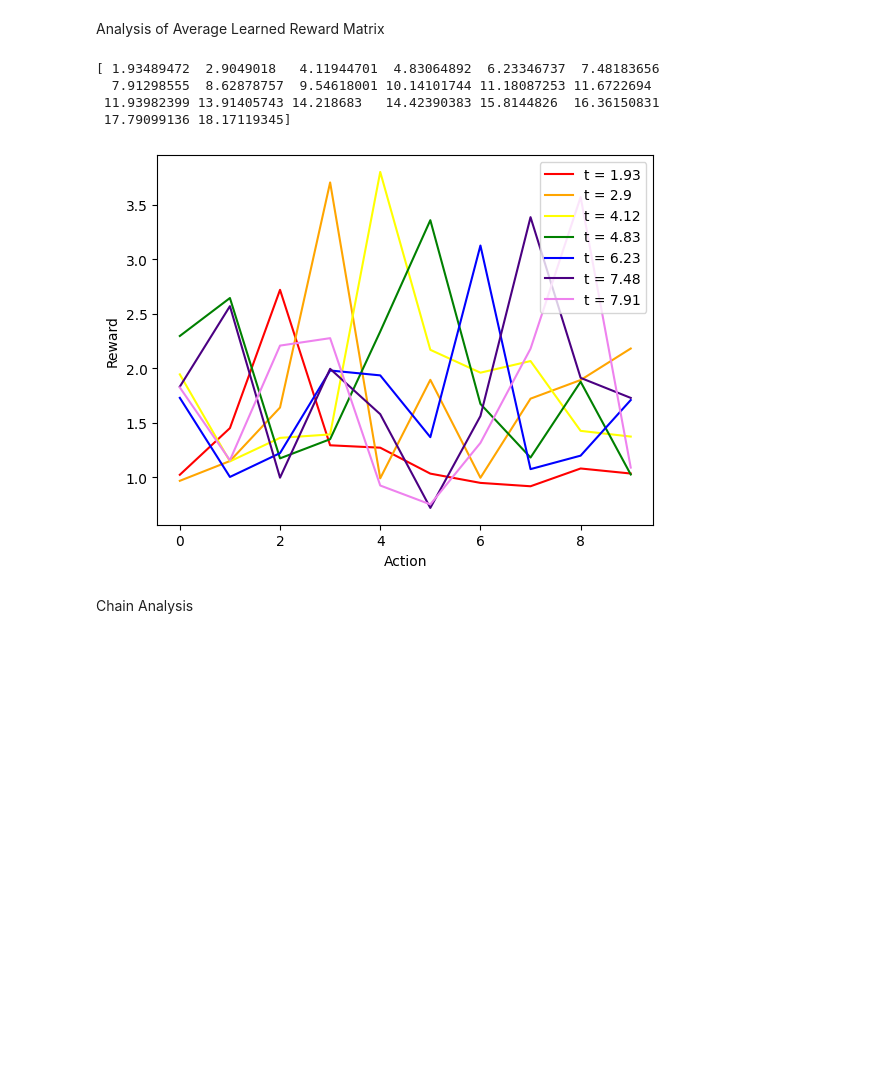
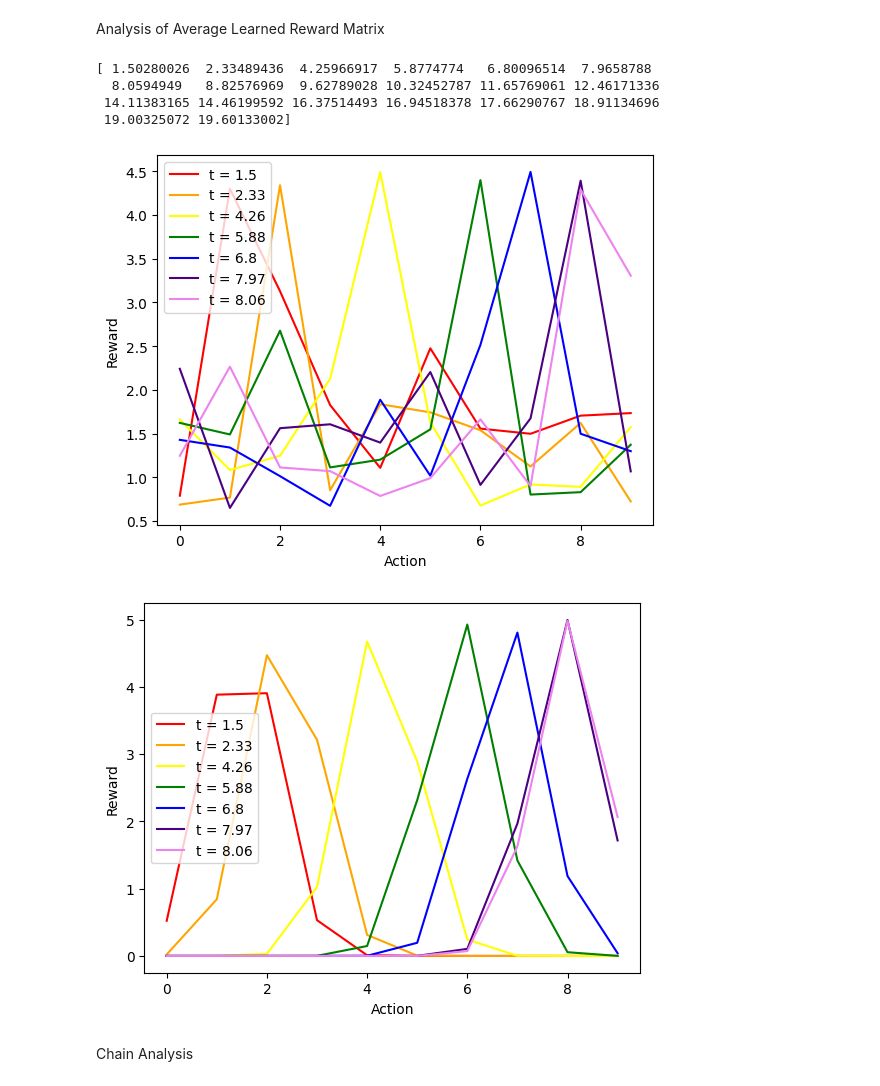
Before and after one commit to tommstuart/IRLProject, a Jupyter notebook: src/testing.ipynb, the cells around one changed output. Cells and saved outputs as stored; diff of their text form; code cells hidden in the pictures; blank space fills up the shorter version.

Commit message:
Finishing off the implementation of the two state example

```diff
--- a/src/testing.ipynb
+++ b/src/testing.ipynb
@@ -14,8 +17,8 @@ import matplotlib.pyplot as plt
 # %%
 #Set up the environment
 trajectory_length = 20
-env = SingleStateSpace(n_actions = 10, discount_rate = 0.1, R_max = 5)
-
+# env = SingleStateSpace(n_actions = 10, discount_rate = 0.1, R_max = 5)
+env = DoubleStateSpace(n_actions=10, discount_rate = 0.1)
 #generate observation times
 observation_times = np.cumsum(np.random.uniform(0, 2, size=trajectory_length))
 print("Generated observation times:")
@@ -26,23 +29,22 @@ s_grid, a_grid, t_grid = np.meshgrid(env.states, env.actions, observation_times,
 R = np.vectorize(env.reward)(s_grid,a_grid,t_grid)
 
 #Find the optimal policy, values and q_values for the true reward to generate the trajectory.
-alpha = 5
+alpha = 1
 (optimal_pi, optimal_values, optimal_q_values) = policy_iteration(env,trajectory_length,R)
 b = Boltzmann(optimal_q_values, env.actions, alpha = alpha)
 
 #multiple trajectories are combined - just means that the agent does multiple things at each time slot to allow for more data to be gathered
-observations = generate_trajectory(env,b,observation_times, n_trajectories=1)
-step_size = 0.035
-#Run profiling on policy walk
-# import cProfile
-# import re
-# cProfile.run('re.compile(policy_walk(env,observations,n_observations = trajectory_length,step_size = step_size,n_iters=100000, alpha = alpha))')
+observations = generate_trajectory(env,b,observation_times, n_trajectories=10)
+step_size = 0.005
+# step_size = 0.035
+
+print(observations)
+
 
 # Sample from policy walk - I discard the first half of each policy walk iteration.
-
-learned_rewards, acceptance_probs = policy_walk(env,observations,n_observations = trajectory_length,step_size = step_size,n_iters=100000, alpha = alpha)
-policy_walk_iters =10
-for _ in range(policy_walk_iters-1):
-    learned_rewards = np.concatenate((learned_rewards, policy_walk(env,observations,n_observations = trajectory_length,Sigma = Sigma, n_iters=10000, alpha = alpha )[5000:]))
+# learned_rewards, acceptance_probs = policy_walk(env,observations,n_observations = trajectory_length,step_size = step_size,n_iters=100000, alpha = alpha)
+# policy_walk_iters = 1
+# for _ in range(policy_walk_iters-1):
+#     learned_rewards = np.concatenate((learned_rewards, policy_walk(env,observations,n_observations = trajectory_length,Sigma = Sigma, n_iters=10000, alpha = alpha )[5000:]))
 # %% [output]
 Generated observation times:
@@ -88,22 +102,31 @@ Analysis of Average Learned Reward Matrix
 # %%
 #Shows hte overall learned rewards - switch to the bigger colors array to view all
 # colors = ["#e71d43","#ff0000","#ff3700","#ff6e00","#ffa500","#ffc300","#ffe100","#ffff00","#aad500","#55aa00","#008000","#005555","#002baa","#0000ff","#1900d5","#3200ac","#4b0082","#812ba6","#b857ca","#d03a87"]
 avg_reward = np.average(np.asarray(learned_rewards),axis = 0)
 print(observation_times)
 colors = ["red", "orange","yellow","green","blue","indigo","violet"]
 for t in range(7):
     label = "t = " + format(round(observation_times[t],2))
     plt.plot(avg_reward[0,:,t], color=colors[t], label = label)
 plt.ylabel("Reward")
 plt.xlabel("Action")
 plt.legend()
 plt.show()
+
+for t in range(7):
+    label = "t = " + format(round(observation_times[t],2))
+    plt.plot(R[0,:,t], color=colors[t], label = label)
+plt.ylabel("Reward")
+plt.xlabel("Action")
+plt.legend()
+plt.show()
 # %% [output]
-[ 1.93489472  2.9049018   4.11944701  4.83064892  6.23346737  7.48183656
-  7.91298555  8.62878757  9.54618001 10.14101744 11.18087253 11.6722694
- 11.93982399 13.91405743 14.218683   14.42390383 15.8144826  16.36150831
- 17.79099136 18.17119345]
+[ 1.50280026  2.33489436  4.25966917  5.8774774   6.80096514  7.9658788
+  8.0594949   8.82576969  9.62789028 10.32452787 11.65769061 12.46171336
+ 14.11383165 14.46199592 16.37514493 16.94518378 17.66290767 18.91134696
+ 19.00325072 19.60133002]
-[figure, old version]
+[figure, new version]
+[figure, added]
 # %% [markdown]
 Chain Analysis
 # %%
```
Also changed, not shown: parts of 8 cells of this notebook, 3 other files.
